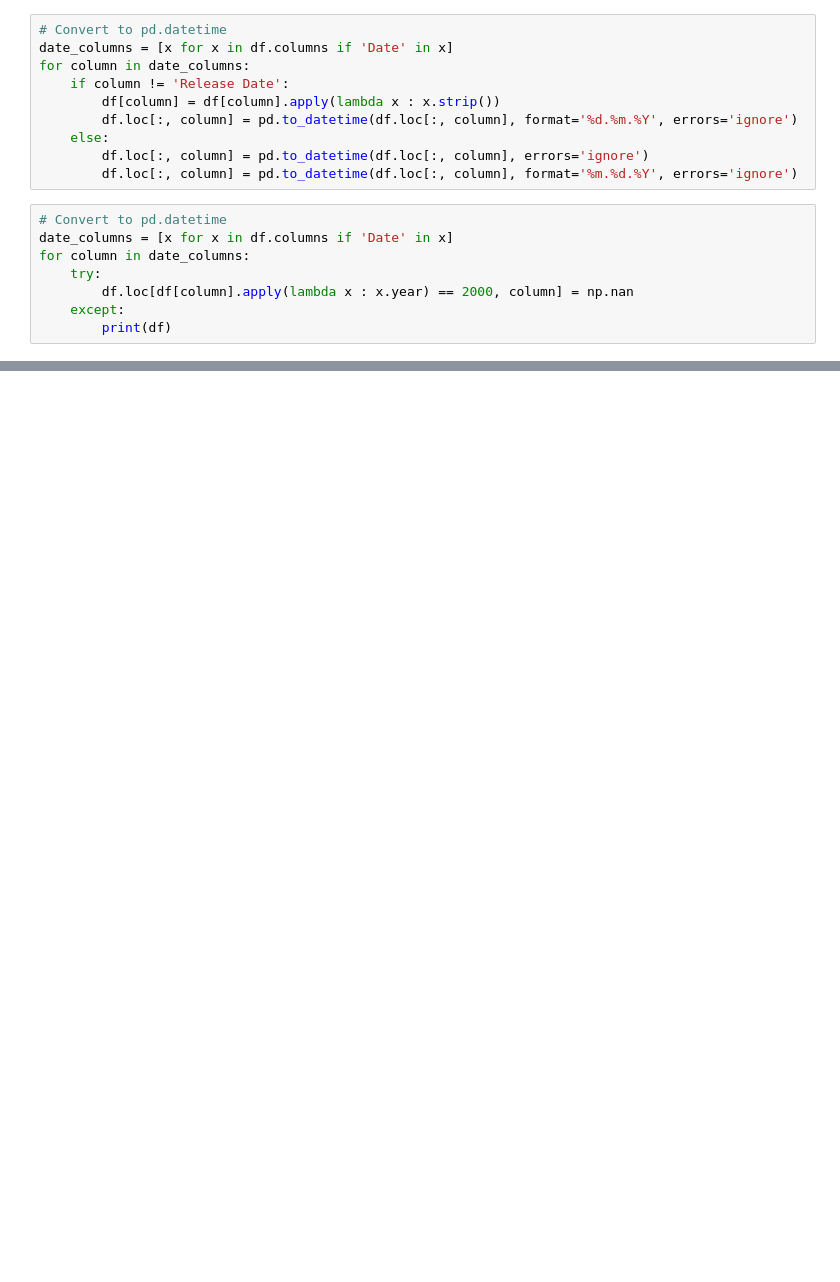
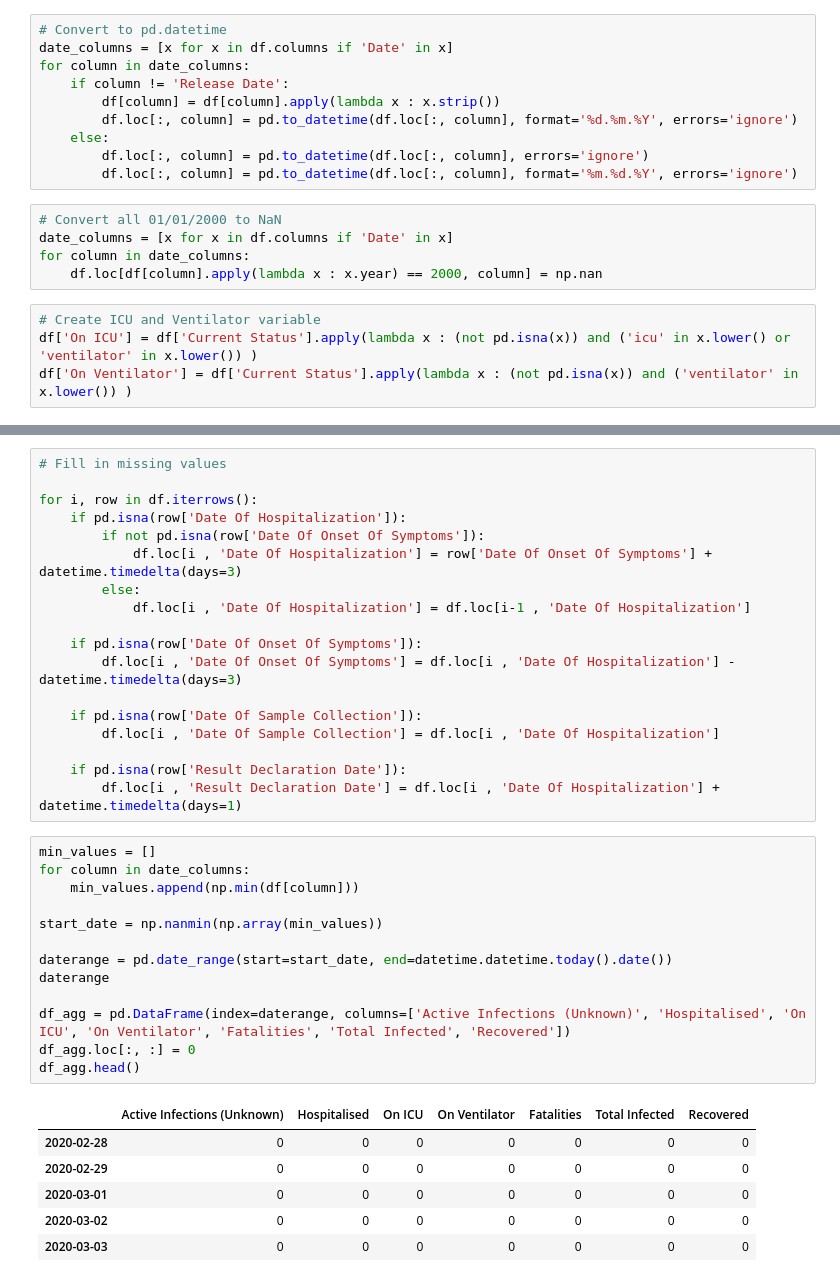
Before and after one commit to WadhwaniAI/covid-modelling, a Jupyter notebook: notebooks/data/[TRY] bbmp.ipynb, the cells around one changed output, grey strips where cells are left out. Drawn from its saved outputs; the diff is of its cells as text; blank space fills up the shorter version.

Commit message:
Utils for processing BBMP data

```diff
--- a/notebooks/data/[TRY] bbmp.ipynb
+++ b/notebooks/data/[TRY] bbmp.ipynb
@@ -34,10 +47,11 @@ for column in date_columns:
         df.loc[:, column] = pd.to_datetime(df.loc[:, column], errors='ignore')
         df.loc[:, column] = pd.to_datetime(df.loc[:, column], format='%m.%d.%Y', errors='ignore')
 # %%
-# Convert to pd.datetime
+# Convert all 01/01/2000 to NaN
 date_columns = [x for x in df.columns if 'Date' in x]
 for column in date_columns:
-    try:
-        df.loc[df[column].apply(lambda x : x.year) == 2000, column] = np.nan
-    except:
-        print(df)
+    df.loc[df[column].apply(lambda x : x.year) == 2000, column] = np.nan
+# %%
+# Create ICU and Ventilator variable
+df['On ICU'] = df['Current Status'].apply(lambda x : (not pd.isna(x)) and ('icu' in x.lower() or 'ventilator' in x.lower()) )
+df['On Ventilator'] = df['Current Status'].apply(lambda x : (not pd.isna(x)) and ('ventilator' in x.lower()) )
@@ -80,0 +84,38 @@ print(np.mean(df['Hospitalisation Time']), np.std(df['Hospitalisation Time']))
+# %%
+# Fill in missing values
+
+for i, row in df.iterrows():
+    if pd.isna(row['Date Of Hospitalization']):
+        if not pd.isna(row['Date Of Onset Of Symptoms']):
+            df.loc[i , 'Date Of Hospitalization'] = row['Date Of Onset Of Symptoms'] + datetime.timedelta(days=3)
+        else:
+            df.loc[i , 'Date Of Hospitalization'] = df.loc[i-1 , 'Date Of Hospitalization']
+
+    if pd.isna(row['Date Of Onset Of Symptoms']):
+        df.loc[i , 'Date Of Onset Of Symptoms'] = df.loc[i , 'Date Of Hospitalization'] - datetime.timedelta(days=3)
+
+    if pd.isna(row['Date Of Sample Collection']):
+        df.loc[i , 'Date Of Sample Collection'] = df.loc[i , 'Date Of Hospitalization']
+
+    if pd.isna(row['Result Declaration Date']):
+        df.loc[i , 'Result Declaration Date'] = df.loc[i , 'Date Of Hospitalization'] + datetime.timedelta(days=1)
+# %%
+min_values = []
+for column in date_columns:
+    min_values.append(np.min(df[column]))
+
+start_date = np.nanmin(np.array(min_values))
+
+daterange = pd.date_range(start=start_date, end=datetime.datetime.today().date())
+daterange
+
+df_agg = pd.DataFrame(index=daterange, columns=['Active Infections (Unknown)', 'Hospitalised', 'On ICU', 'On Ventilator', 'Fatalities', 'Total Infected', 'Recovered'])
+df_agg.loc[:, :] = 0
+df_agg.head()
+# %% [output]
+|  | Active Infections (Unknown) | Hospitalised | On ICU | On Ventilator | Fatalities | Total Infected | Recovered |
+| 2020-02-28 | 0 | 0 | 0 | 0 | 0 | 0 | 0 |
+| 2020-02-29 | 0 | 0 | 0 | 0 | 0 | 0 | 0 |
+| 2020-03-01 | 0 | 0 | 0 | 0 | 0 | 0 | 0 |
+| 2020-03-02 | 0 | 0 | 0 | 0 | 0 | 0 | 0 |
+| 2020-03-03 | 0 | 0 | 0 | 0 | 0 | 0 | 0 |
```
Also changed, not shown: parts of 21 cells of this notebook, 3 other files.
